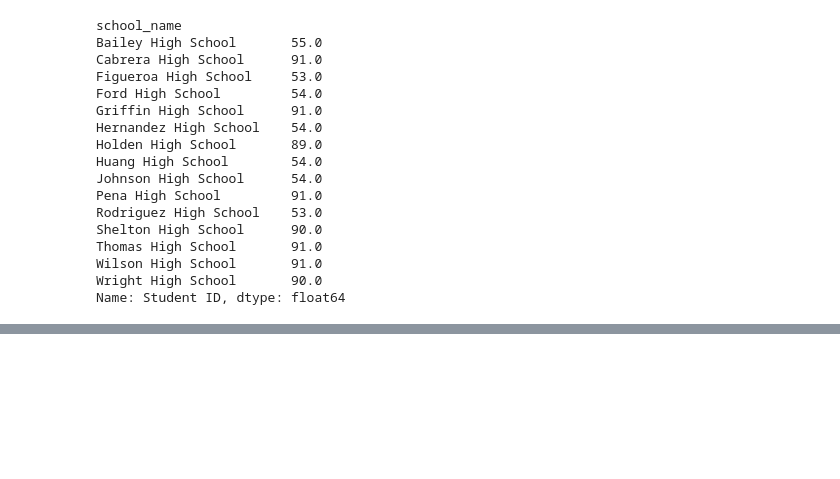
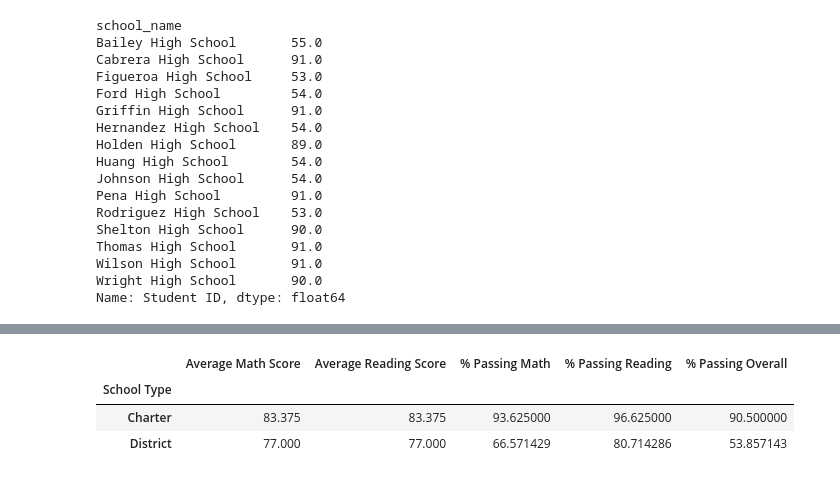
Before and after one commit to mndosi/Pandas_Challenge, a Jupyter notebook: PyCitySchools.ipynb, the cells around one changed output, grey strips where cells are left out. Saved outputs shown, nothing was run; the diff lists cells and outputs as text; code cells hidden in the pictures; blank space fills up the shorter version.

```diff
--- a/PyCitySchools.ipynb
+++ b/PyCitySchools.ipynb
@@ -497,0 +595,19 @@ pd.cut(schl_summ_df["Budget per Student"], bins, labels, includelowest = True)
+# %%
+type_math_scores = schl_summ_df.groupby(["School Type"]).mean()["Avg Math Score"]
+type_reading_scores = schl_summ_df.groupby(["School Type"]).mean()["Avg Reading Score"]
+type_passing_math = schl_summ_df.groupby(["School Type"]).mean()["Percentage Students Passing Math"]
+type_passing_reading = schl_summ_df.groupby(["School Type"]).mean()["Percentage Students Passing Reading"]
+overall_passing_type = schl_summ_df.groupby(["School Type"]).mean()["Percentage Students Passing Reading and Math"]
+# %%
+type_summary_data = {"Average Math Score": type_math_scores, "Average Reading Score": type_reading_scores,
+                         "% Passing Math": type_passing_math, "% Passing Reading": type_passing_reading,
+                         "% Passing Overall": overall_passing_type}
+
+type_summary_df = pd.DataFrame(type_summary_data)
+
+type_summary_df
+# %% [output]
+|  | Average Math Score | Average Reading Score | % Passing Math | % Passing Reading | % Passing Overall |
+| School Type |  |  |  |  |  |
+| Charter | 83.375 | 83.375 | 93.625000 | 96.625000 | 90.500000 |
+| District | 77.000 | 77.000 | 66.571429 | 80.714286 | 53.857143 |
```
Also changed, not shown: parts of 6 cells of this notebook.
